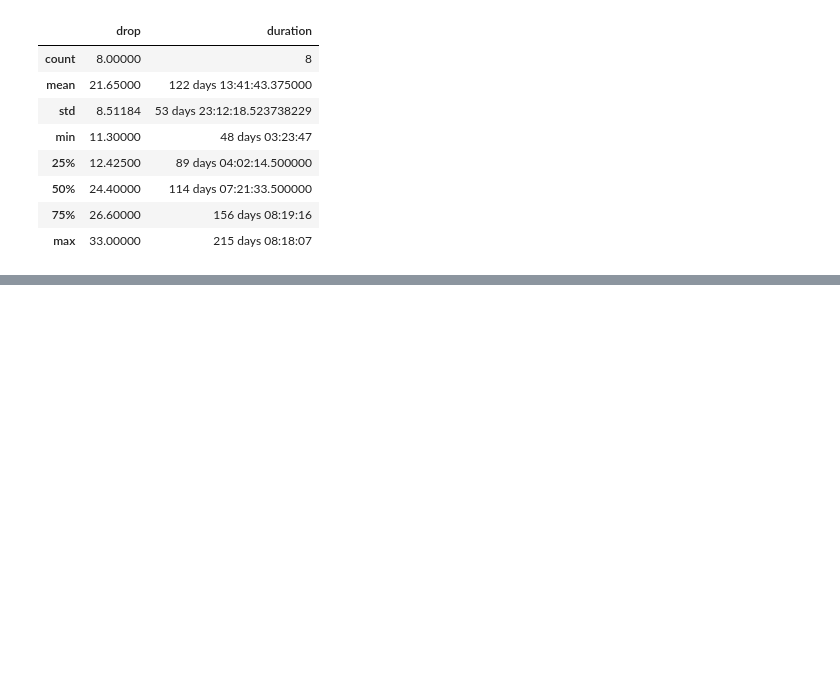
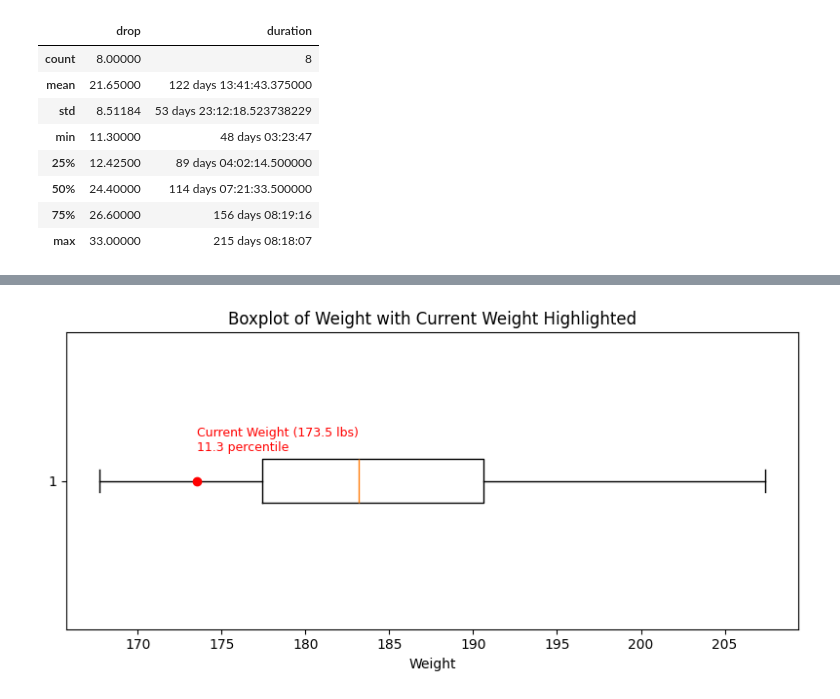
Before and after one commit to ericmelz/weight, a Jupyter notebook: notebooks/eda1.ipynb, the cells around one changed output, grey strips where cells are left out. Saved outputs shown, nothing was run; the diff lists cells and outputs as text; code cells hidden in the pictures; blank space fills up the shorter version.

```diff
--- a/notebooks/eda1.ipynb
+++ b/notebooks/eda1.ipynb
@@ -206,0 +226,18 @@ summary_df[['drop', 'duration']].describe()
+# %%
+def plot_current_weight(current_weight):
+    percentile = np.mean(df['Weight (lb)'] <= current_weight) * 100
+
+    # Boxplot
+    plt.figure(figsize=(8,4))
+    plt.boxplot(df['Weight (lb)'], vert=False)
+    plt.title('Boxplot of Weight with Current Weight Highlighted')
+    plt.xlabel('Weight')
+
+    # Plot current_weigh with a red dot
+    plt.scatter(y=1, x=current_weight, color='red', zorder=3)
+    plt.text(current_weight, 1.1, f'Current Weight ({current_weight} lbs)\n{percentile:.1f} percentile', color='red', fontsize=9)
+    plt.tight_layout()
+# %%
+plot_current_weight(173.5)
+# %% [output]
+[figure, added]
```
Also changed, not shown: parts of 4 cells of this notebook.
